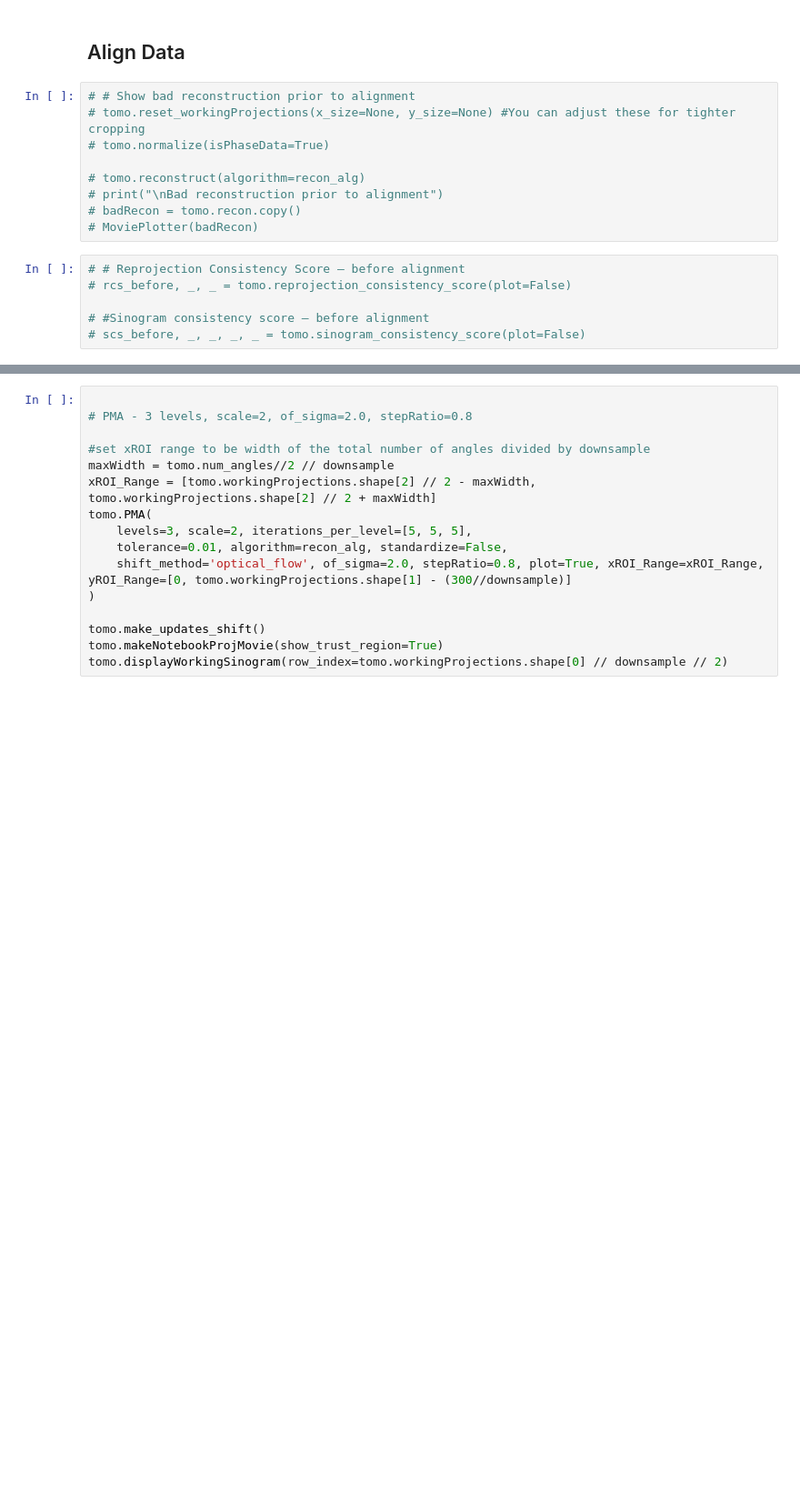
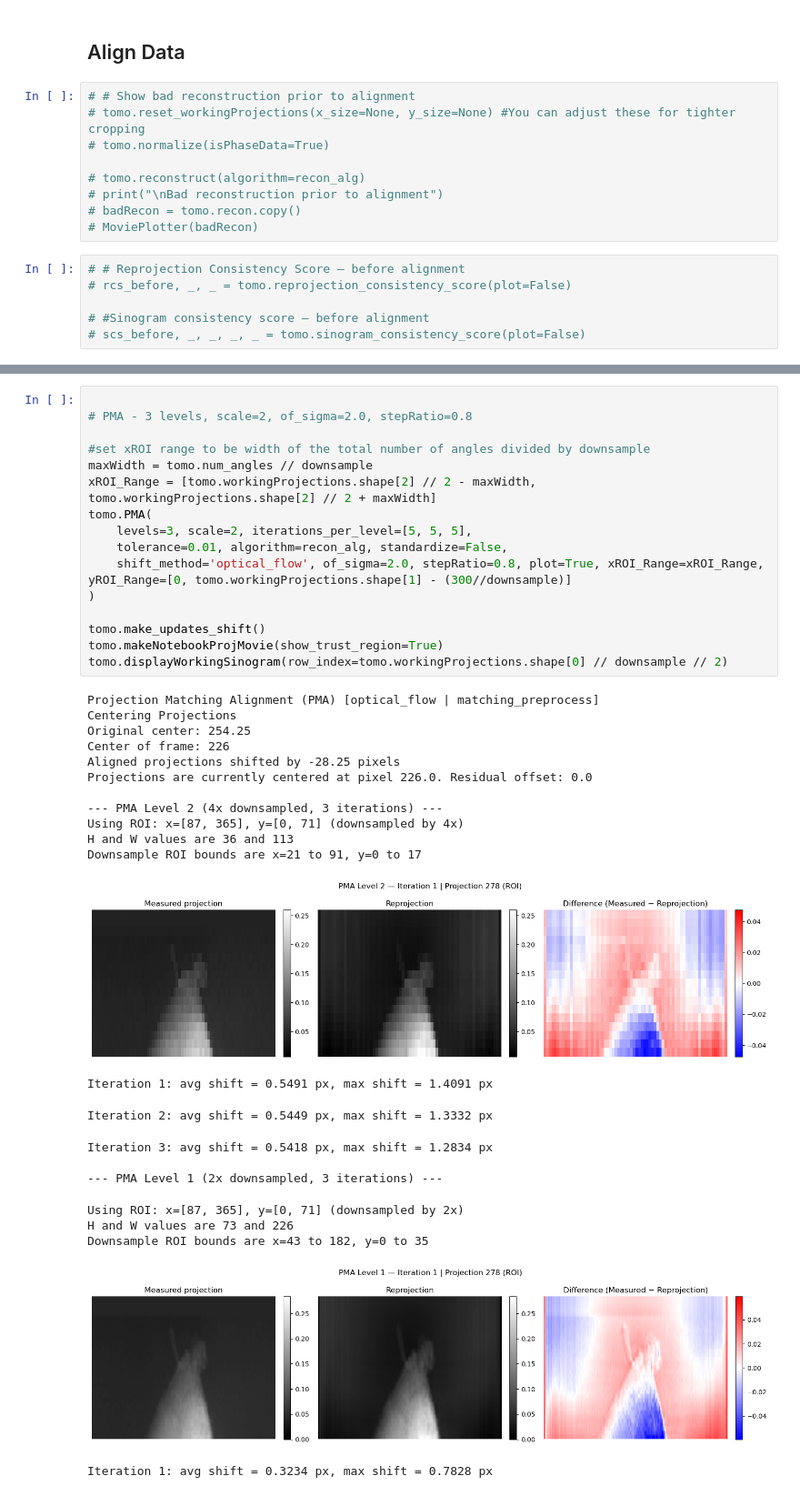
Before and after one commit to levijh1/TomoMono, a Jupyter notebook: test_notebook_realData.ipynb, the cells around one changed output, grey strips where cells are left out. Shown at 91% size. Cells and saved outputs as stored; diff of their text form; blank space fills up the shorter version.

```diff
--- a/test_notebook_realData.ipynb
+++ b/test_notebook_realData.ipynb
@@ -176,16 +192,39 @@ tomo.displayWorkingSinogram(row_index=tomo.workingProjections.shape[0] // downsa
 # %%
 
 # PMA - 3 levels, scale=2, of_sigma=2.0, stepRatio=0.8
 
 #set xROI range to be width of the total number of angles divided by downsample
-maxWidth = tomo.num_angles//2 // downsample
+maxWidth = tomo.num_angles // downsample
 xROI_Range = [tomo.workingProjections.shape[2] // 2 - maxWidth, tomo.workingProjections.shape[2] // 2 + maxWidth]
 tomo.PMA(
     levels=3, scale=2, iterations_per_level=[5, 5, 5],
     tolerance=0.01, algorithm=recon_alg, standardize=False,
     shift_method='optical_flow', of_sigma=2.0, stepRatio=0.8, plot=True, xROI_Range=xROI_Range, yROI_Range=[0, tomo.workingProjections.shape[1] - (300//downsample)]
 )
 
 tomo.make_updates_shift()
 tomo.makeNotebookProjMovie(show_trust_region=True)
 tomo.displayWorkingSinogram(row_index=tomo.workingProjections.shape[0] // downsample // 2)
+# %% [output]
+Projection Matching Alignment (PMA) [optical_flow | matching_preprocess]
+Centering Projections
+Original center: 254.25
+Center of frame: 226
+Aligned projections shifted by -28.25 pixels
+Projections are currently centered at pixel 226.0. Residual offset: 0.0
+
+--- PMA Level 2 (4x downsampled, 3 iterations) ---
+Using ROI: x=[87, 365], y=[0, 71] (downsampled by 4x)
+H and W values are 36 and 113
+Downsample ROI bounds are x=21 to 91, y=0 to 17
+[figure, added]
+Iteration 1: avg shift = 0.5491 px, max shift = 1.4091 px
+Iteration 2: avg shift = 0.5449 px, max shift = 1.3332 px
+Iteration 3: avg shift = 0.5418 px, max shift = 1.2834 px
+
+--- PMA Level 1 (2x downsampled, 3 iterations) ---
+Using ROI: x=[87, 365], y=[0, 71] (downsampled by 2x)
+H and W values are 73 and 226
+Downsample ROI bounds are x=43 to 182, y=0 to 35
+[figure, added]
+Iteration 1: avg shift = 0.3234 px, max shift = 0.7828 px
```
Also changed, not shown: parts of 11 cells of this notebook, 10 other files.
